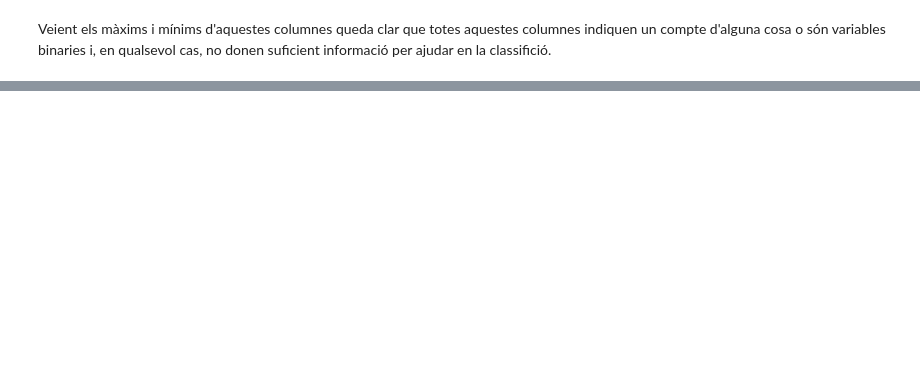
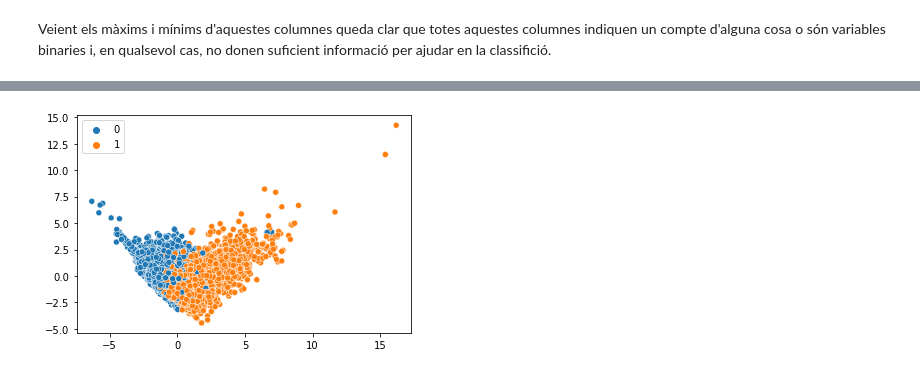
Before and after one commit to JordiMoralesCasas/WebPhishing-APC, a Jupyter notebook: WebPhishingAnalysis.ipynb, the cells around one changed output, grey strips where cells are left out. Cells and saved outputs as stored; diff of their text form; code cells hidden in the pictures; blank space fills up the shorter version.

```diff
--- a/WebPhishingAnalysis.ipynb
+++ b/WebPhishingAnalysis.ipynb
@@ -158,0 +232,15 @@ array([[ 4.70000000e+01, -7.20062871e-03],
+# %%
+
+
+scaler = StandardScaler() # Standardize features by removing the mean and scaling to unit variance.
+#scaler = MinMaxScaler()
+
+scaled_X = scaler.fit_transform(X)
+pca = PCA(n_components=2)
+pca.fit(scaled_X)
+pca = pca.transform(scaled_X)
+
+
+sns.scatterplot(x = pca[:, 0], y = pca[:, 1], hue = Y.flatten());
+# %% [output]
+[figure, added]
```
Also changed, not shown: parts of 24 cells of this notebook.
